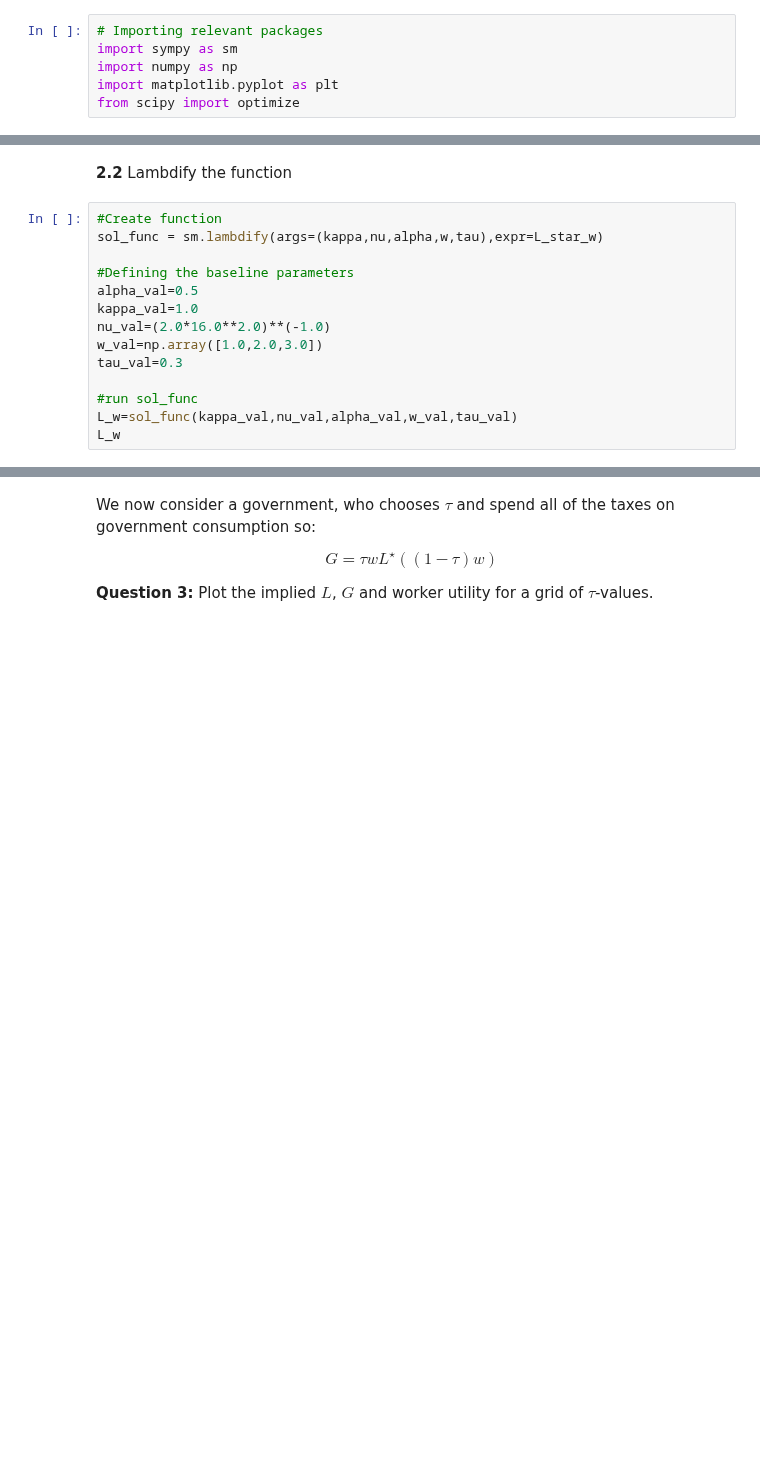
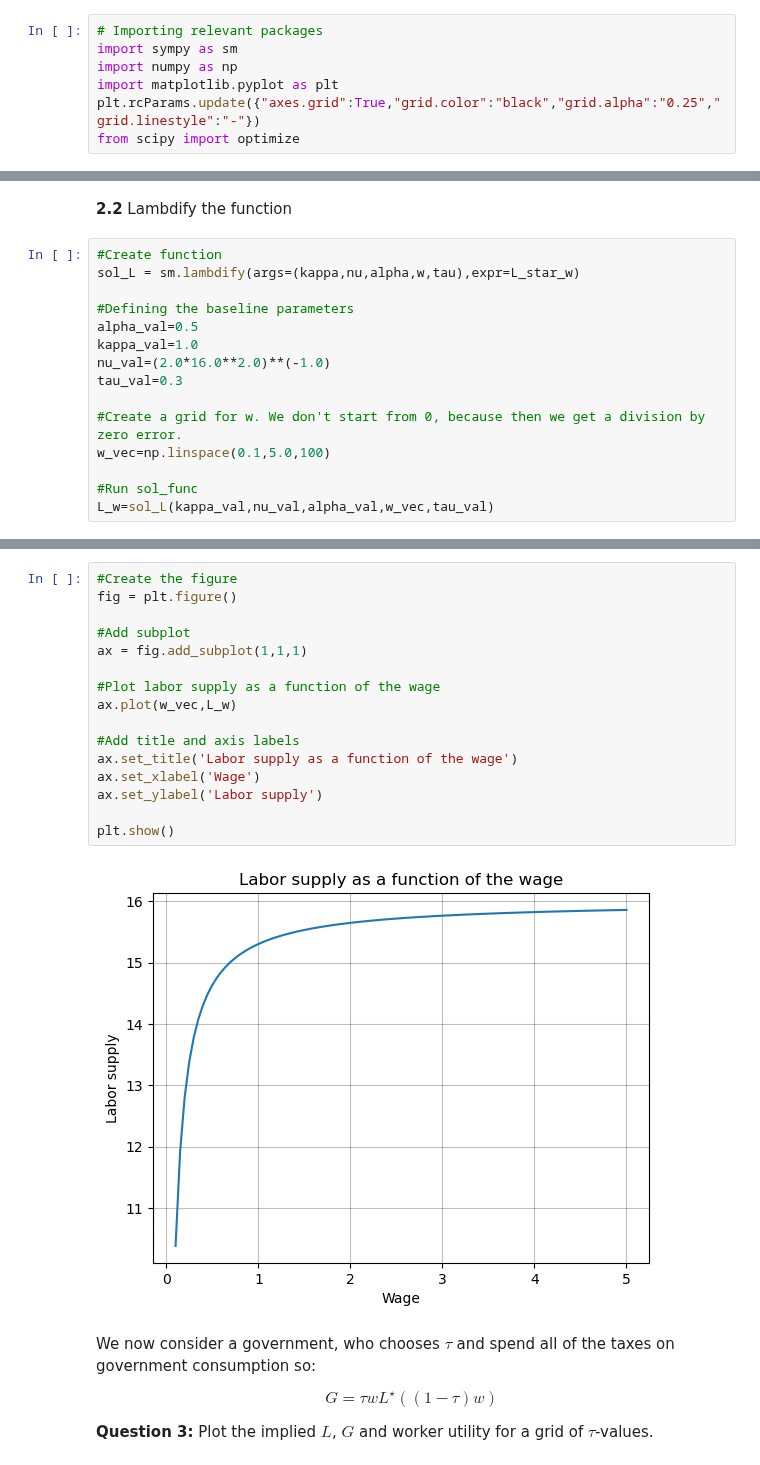
Before and after one commit to NumEconCopenhagen/projects-2023-andershuus_christianfogel, a Jupyter notebook: examproject/Exam-2023-notebook.ipynb, the cells around one changed output, grey strips where cells are left out. Saved outputs shown, nothing was run; the diff lists cells and outputs as text; blank space fills up the shorter version.

```diff
--- a/examproject/Exam-2023-notebook.ipynb
+++ b/examproject/Exam-2023-notebook.ipynb
@@ -17,6 +17,7 @@
 import sympy as sm
 import numpy as np
 import matplotlib.pyplot as plt
+plt.rcParams.update({"axes.grid":True,"grid.color":"black","grid.alpha":"0.25","grid.linestyle":"-"})
 from scipy import optimize
 # %% [markdown]
 ## 1. <a id='toc1_'></a>[Problem 1: Optimal taxation with government consumption](#toc0_)
@@ -133,15 +134,16 @@ $\displaystyle \frac{- \kappa \nu + \sqrt{\nu \left(4 \alpha w^{2} \left(1 - \ta
 **2.2** Lambdify the function
 # %%
 #Create function
-sol_func = sm.lambdify(args=(kappa,nu,alpha,w,tau),expr=L_star_w)
+sol_L = sm.lambdify(args=(kappa,nu,alpha,w,tau),expr=L_star_w)
 
 #Defining the baseline parameters
 alpha_val=0.5
 kappa_val=1.0
 nu_val=(2.0*16.0**2.0)**(-1.0)
-w_val=np.array([1.0,2.0,3.0])
 tau_val=0.3
 
-#run sol_func
-L_w=sol_func(kappa_val,nu_val,alpha_val,w_val,tau_val)
-L_w
+#Create a grid for w. We don't start from 0, because then we get a division by zero error.
+w_vec=np.linspace(0.1,5.0,100)
+
+#Run sol_func
+L_w=sol_L(kappa_val,nu_val,alpha_val,w_vec,tau_val)
@@ -150,3 +152,21 @@ array([15.30165023, 15.64684262, 15.76367621])
+# %%
+#Create the figure
+fig = plt.figure()
+
+#Add subplot
+ax = fig.add_subplot(1,1,1)
+
+#Plot labor supply as a function of the wage
+ax.plot(w_vec,L_w)
+
+#Add title and axis labels
+ax.set_title('Labor supply as a function of the wage')
+ax.set_xlabel('Wage')
+ax.set_ylabel('Labor supply')
+
+plt.show()
+# %% [output]
+[figure, added]
 # %% [markdown]
 
 We now consider a government, who chooses $\tau$ and spend all of the taxes on government consumption so:
```
Also changed, not shown: parts of 15 cells of this notebook.
